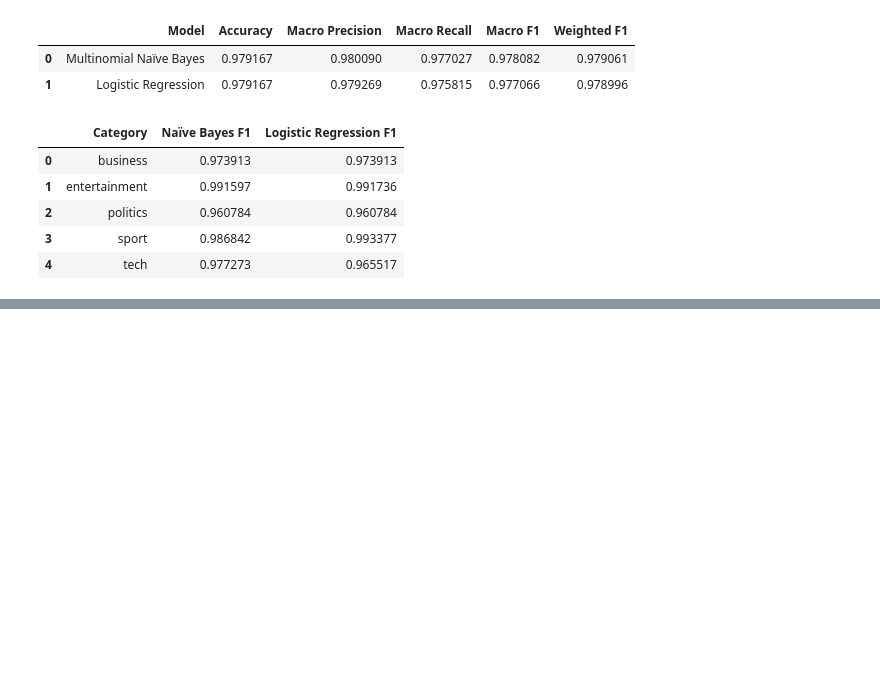
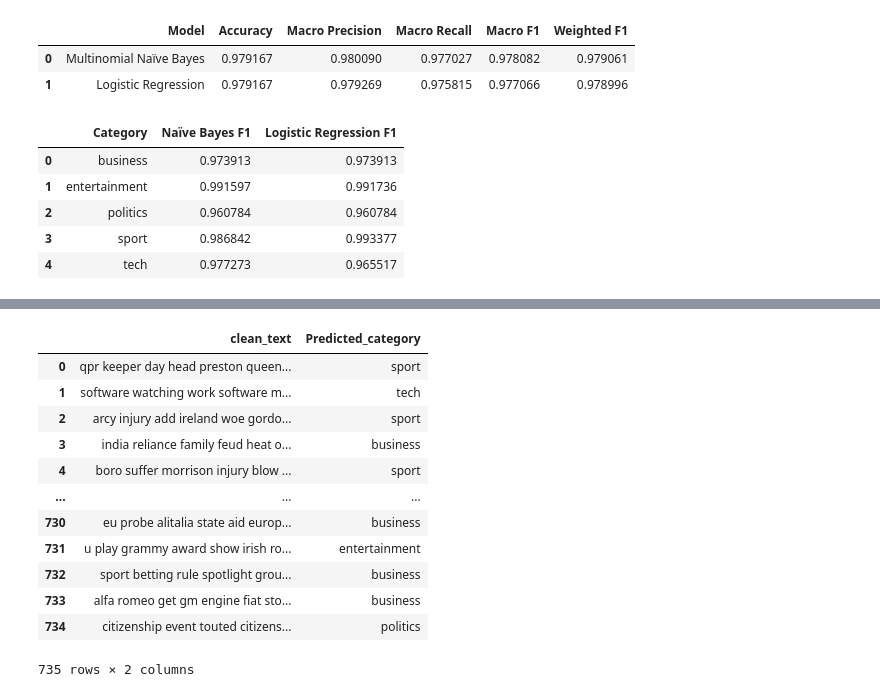
Before and after one commit to thapanirajan/AML_Coursework, a Jupyter notebook: Untitled.ipynb, the cells around one changed output, grey strips where cells are left out. Cells and saved outputs as stored; diff of their text form; code cells hidden in the pictures; blank space fills up the shorter version.

Commit message:
(feat): Prediction on Unlabeled Test Data

```diff
--- a/Untitled.ipynb
+++ b/Untitled.ipynb
@@ -517,0 +520,6 @@ plt.show()
+# %%
+test_df["clean_text"] = test_df['Text'].apply(preprocess_text)
+# %%
+X_test_tfidf = tfidf.transform(test_df['clean_text'])
+# %%
+test_predictions = lr_model.predict(X_test_tfidf)
@@ -517,0 +535,2 @@ plt.show()
+# %%
+test_df['Predicted_category'] = test_predictions
@@ -517,0 +546,16 @@ plt.show()
+# %%
+test_df[['clean_text','Predicted_category']]
+# %% [output]
+|  | clean_text | Predicted_category |
+| 0 | qpr keeper day head preston queen... | sport |
+| 1 | software watching work software m... | tech |
+| 2 | arcy injury add ireland woe gordo... | sport |
+| 3 | india reliance family feud heat o... | business |
+| 4 | boro suffer morrison injury blow ... | sport |
+| ... | ... | ... |
+| 730 | eu probe alitalia state aid europ... | business |
+| 731 | u play grammy award show irish ro... | entertainment |
+| 732 | sport betting rule spotlight grou... | business |
+| 733 | alfa romeo get gm engine fiat sto... | business |
+| 734 | citizenship event touted citizens... | politics |
+735 rows × 2 columns
```
Also changed, not shown: parts of 4 cells of this notebook.
